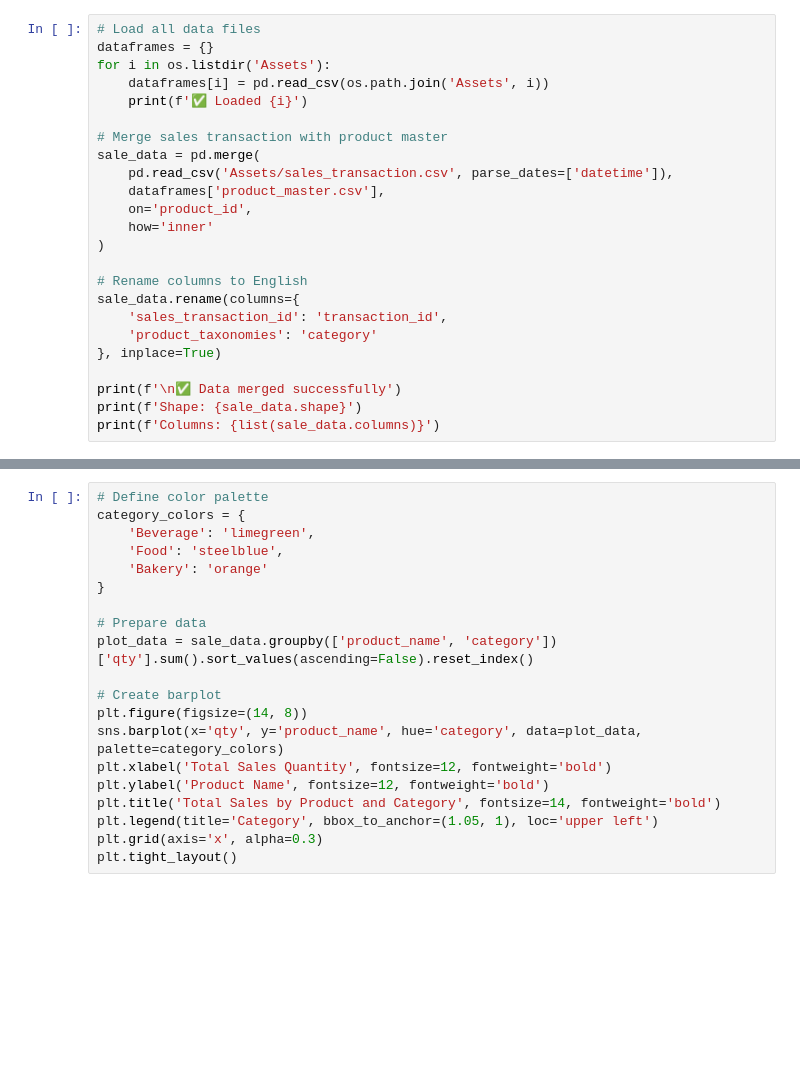
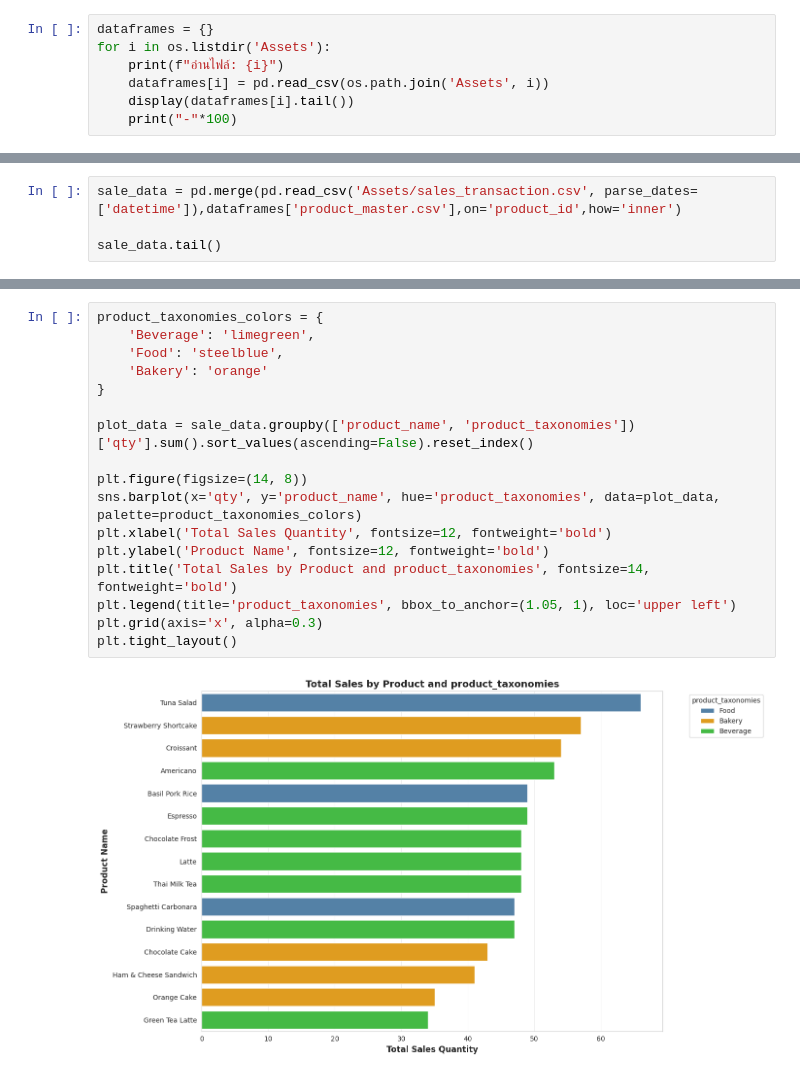
Before and after one commit to AumJi/BOTNOI-Internship, a Jupyter notebook: main.ipynb, the cells around one changed output, grey strips where cells are left out. Drawn from its saved outputs; the diff is of its cells as text; blank space fills up the shorter version.

```diff
--- a/main.ipynb
+++ b/main.ipynb
@@ -11,26 +12,9 @@ import os
 sns.set_style('whitegrid')
 plt.rcParams['figure.figsize'] = (12, 6)
 # %%
-# Load all data files
 dataframes = {}
 for i in os.listdir('Assets'):
+    print(f"อ่านไฟล์: {i}")
     dataframes[i] = pd.read_csv(os.path.join('Assets', i))
-    print(f'✅ Loaded {i}')
-
-# Merge sales transaction with product master
-sale_data = pd.merge(
-    pd.read_csv('Assets/sales_transaction.csv', parse_dates=['datetime']),
-    dataframes['product_master.csv'],
-    on='product_id',
-    how='inner'
-)
-
-# Rename columns to English
-sale_data.rename(columns={
-    'sales_transaction_id': 'transaction_id',
-    'product_taxonomies': 'category'
-}, inplace=True)
-
-print(f'\n✅ Data merged successfully')
-print(f'Shape: {sale_data.shape}')
-print(f'Columns: {list(sale_data.columns)}')
+    display(dataframes[i].tail())
+    print("-"*100)
@@ -36,0 +56,4 @@ print(f'Columns: {list(sale_data.columns)}')
+# %%
+sale_data = pd.merge(pd.read_csv('Assets/sales_transaction.csv', parse_dates=['datetime']),dataframes['product_master.csv'],on='product_id',how='inner')
+
+sale_data.tail()
@@ -67,21 +111,20 @@ display(summary)
 # %%
-# Define color palette
-category_colors = {
+product_taxonomies_colors = {
     'Beverage': 'limegreen',
     'Food': 'steelblue',
     'Bakery': 'orange'
 }
 
-# Prepare data
-plot_data = sale_data.groupby(['product_name', 'category'])['qty'].sum().sort_values(ascending=False).reset_index()
+plot_data = sale_data.groupby(['product_name', 'product_taxonomies'])['qty'].sum().sort_values(ascending=False).reset_index()
 
-# Create barplot
 plt.figure(figsize=(14, 8))
-sns.barplot(x='qty', y='product_name', hue='category', data=plot_data, palette=category_colors)
+sns.barplot(x='qty', y='product_name', hue='product_taxonomies', data=plot_data, palette=product_taxonomies_colors)
 plt.xlabel('Total Sales Quantity', fontsize=12, fontweight='bold')
 plt.ylabel('Product Name', fontsize=12, fontweight='bold')
-plt.title('Total Sales by Product and Category', fontsize=14, fontweight='bold')
-plt.legend(title='Category', bbox_to_anchor=(1.05, 1), loc='upper left')
+plt.title('Total Sales by Product and product_taxonomies', fontsize=14, fontweight='bold')
+plt.legend(title='product_taxonomies', bbox_to_anchor=(1.05, 1), loc='upper left')
 plt.grid(axis='x', alpha=0.3)
 plt.tight_layout()
+# %% [output]
+[figure, added]
 # %%
```
Also changed, not shown: parts of 15 cells of this notebook.
